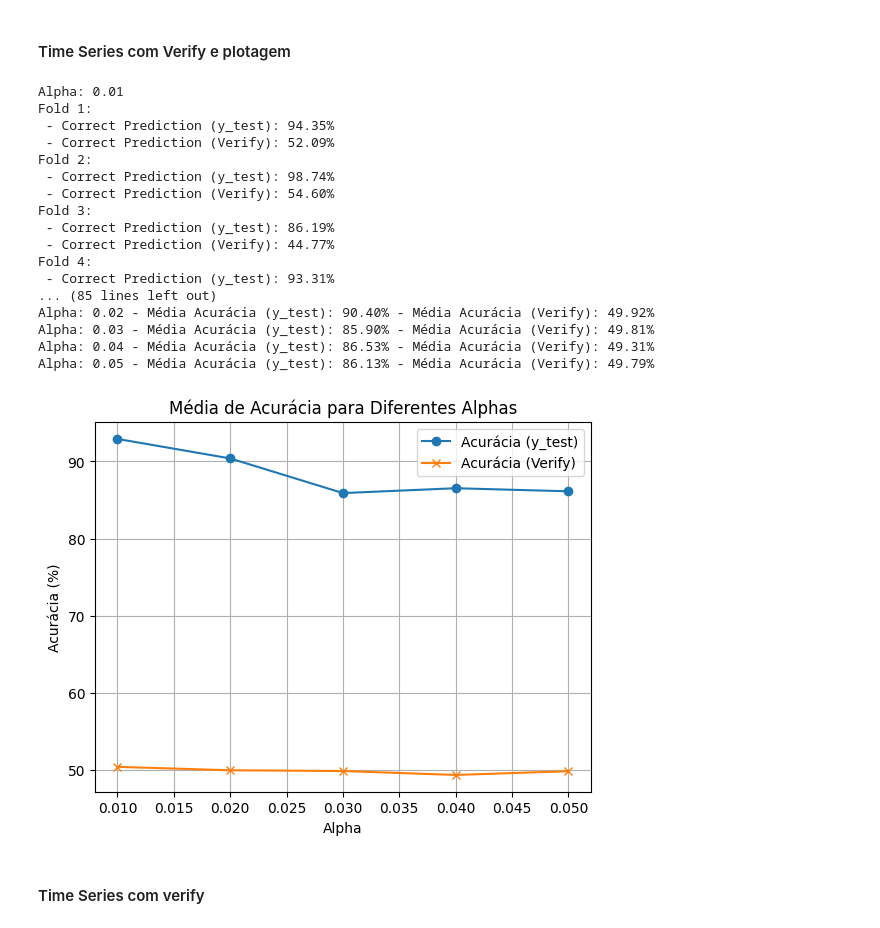
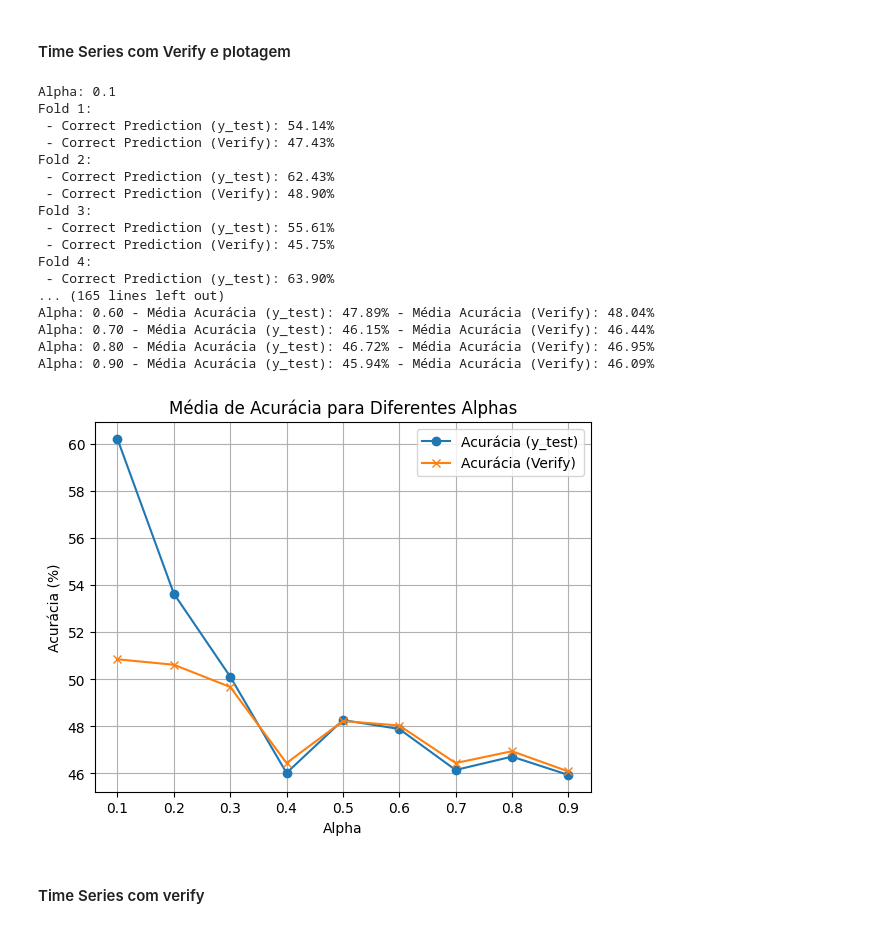
Before and after one commit to Bruno-Santana-Eco/TCC_Machine_learning, a Jupyter notebook: Teste Alpha 3.ipynb, the cells around one changed output. Saved outputs shown, nothing was run; the diff lists cells and outputs as text; code cells hidden in the pictures.

```diff
--- a/Teste Alpha 3.ipynb
+++ b/Teste Alpha 3.ipynb
@@ -73,10 +73,10 @@ def obv(group, smoothed_col):
     return pd.Series(obv_values, index=group.index)
 
 # Lista de alphas e parâmetros gerais
-alpha_list = [0.01, 0.02, 0.03, 0.04, 0.05]
-n = 16
-d = 1
-t = 15
+alpha_list = [0.10, 0.20, 0.30, 0.40, 0.50, 0.60, 0.70, 0.80, 0.90]
+n = 14
+d = 15
+t = 14
 e = 14
 
 # Loop para cálculos por alpha
@@ -169,8 +169,7 @@ price_data['Smoothed_Close_1'] = price_data.groupby('Ticker')['Close'].transform
     lambda x: exponential_smoothing(x.values, alpha_verify)
 )
 
-# Calculando o target para d = 10 dias
-d = 1
+
 price_data['Verify'] = price_data.groupby('Ticker')['Smoothed_Close_1'].transform(
     lambda x: calculate_target_verify(x, d)
 )
@@ -325,6 +312,8 @@ import pandas as pd
 from sklearn.ensemble import RandomForestClassifier
 from sklearn.model_selection import TimeSeriesSplit
 from sklearn.metrics import accuracy_score
+import winsound
+
 
 # Definir o número de divisões para a validação cruzada
 n_splits = 5
@@ -406,47 +395,48 @@ for alpha in alpha_list:
     mean_accuracy_verify = np.mean(accuracy_scores_verify_fold)
     mean_accuracy_by_alpha.append((alpha, mean_accuracy_ytest, mean_accuracy_verify))
 
     print(f'Média de acurácia (y_test) para alpha {alpha}: {mean_accuracy_ytest:.2f}%')
     print(f'Média de acurácia (Verify) para alpha {alpha}: {mean_accuracy_verify:.2f}%')
     print('---')
 
 # Exibir o resumo geral das médias
 print("Resumo geral das médias:")
 for alpha, acc_ytest, acc_verify in mean_accuracy_by_alpha:
     print(f'Alpha: {alpha:.2f} - Média Acurácia (y_test): {acc_ytest:.2f}% - Média Acurácia (Verify): {acc_verify:.2f}%')
 
 # Opcional: Plotando as médias por alpha
 import matplotlib.pyplot as plt
 
 alphas, acc_ytest_values, acc_verify_values = zip(*mean_accuracy_by_alpha)
 
 plt.plot(alphas, acc_ytest_values, label='Acurácia (y_test)', marker='o')
 plt.plot(alphas, acc_verify_values, label='Acurácia (Verify)', marker='x')
 plt.title("Média de Acurácia para Diferentes Alphas")
 plt.xlabel('Alpha')
 plt.ylabel('Acurácia (%)')
 plt.legend()
 plt.grid(True)
 plt.show()
+winsound.Beep(440, 300)
 # %% [output]
-Alpha: 0.01
+Alpha: 0.1
 Fold 1:
- - Correct Prediction (y_test): 94.35%
- - Correct Prediction (Verify): 52.09%
+ - Correct Prediction (y_test): 54.14%
+ - Correct Prediction (Verify): 47.43%
 Fold 2:
- - Correct Prediction (y_test): 98.74%
- - Correct Prediction (Verify): 54.60%
+ - Correct Prediction (y_test): 62.43%
+ - Correct Prediction (Verify): 48.90%
 Fold 3:
- - Correct Prediction (y_test): 86.19%
- - Correct Prediction (Verify): 44.77%
+ - Correct Prediction (y_test): 55.61%
+ - Correct Prediction (Verify): 45.75%
 Fold 4:
- - Correct Prediction (y_test): 93.31%
-... (85 lines left out)
-Alpha: 0.02 - Média Acurácia (y_test): 90.40% - Média Acurácia (Verify): 49.92%
-Alpha: 0.03 - Média Acurácia (y_test): 85.90% - Média Acurácia (Verify): 49.81%
-Alpha: 0.04 - Média Acurácia (y_test): 86.53% - Média Acurácia (Verify): 49.31%
-Alpha: 0.05 - Média Acurácia (y_test): 86.13% - Média Acurácia (Verify): 49.79%
+ - Correct Prediction (y_test): 63.90%
+... (165 lines left out)
+Alpha: 0.60 - Média Acurácia (y_test): 47.89% - Média Acurácia (Verify): 48.04%
+Alpha: 0.70 - Média Acurácia (y_test): 46.15% - Média Acurácia (Verify): 46.44%
+Alpha: 0.80 - Média Acurácia (y_test): 46.72% - Média Acurácia (Verify): 46.95%
+Alpha: 0.90 - Média Acurácia (y_test): 45.94% - Média Acurácia (Verify): 46.09%
-[figure, old version]
+[figure, new version]
 # %% [markdown]
 #### Time Series com verify
 # %%
```
Also changed, not shown: parts of 3 cells of this notebook, 5 other files.
